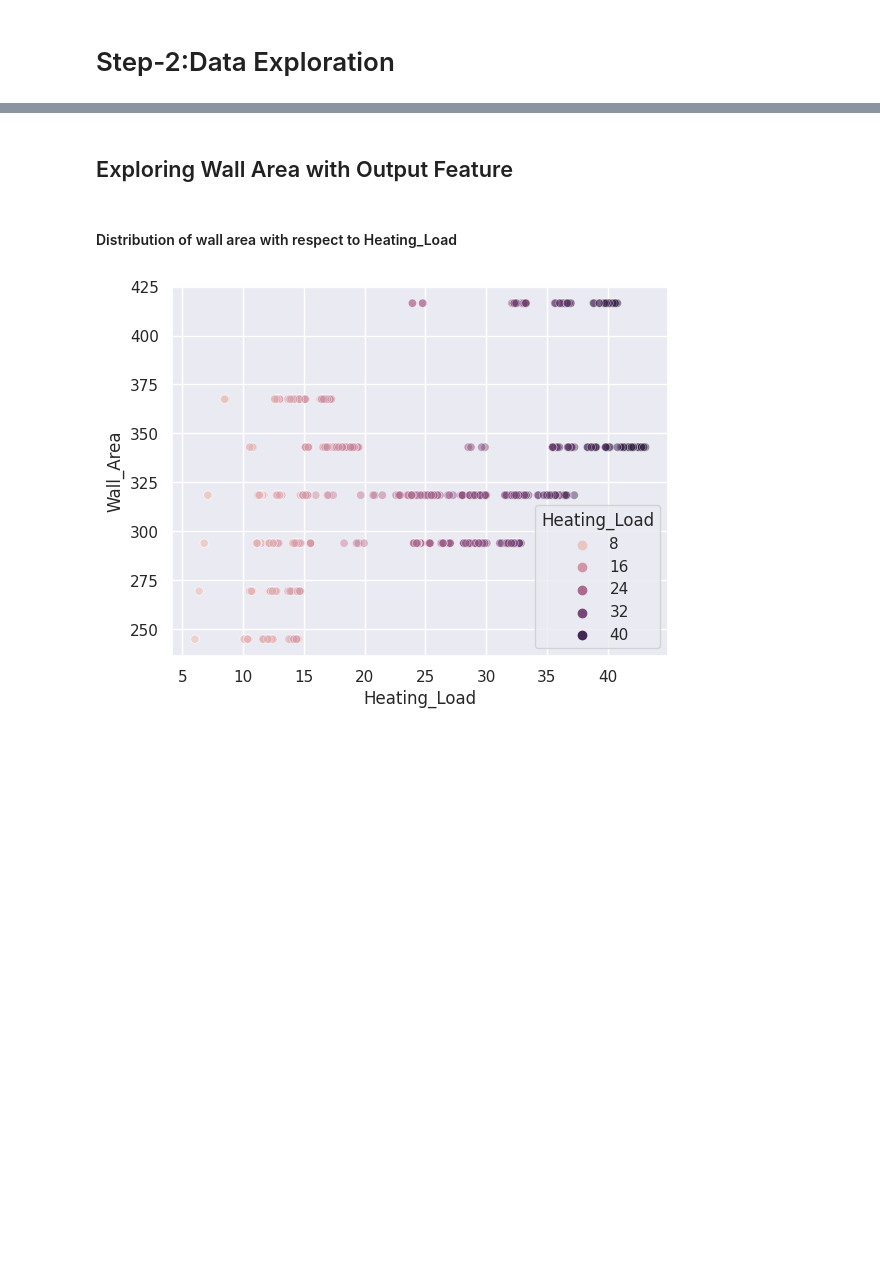
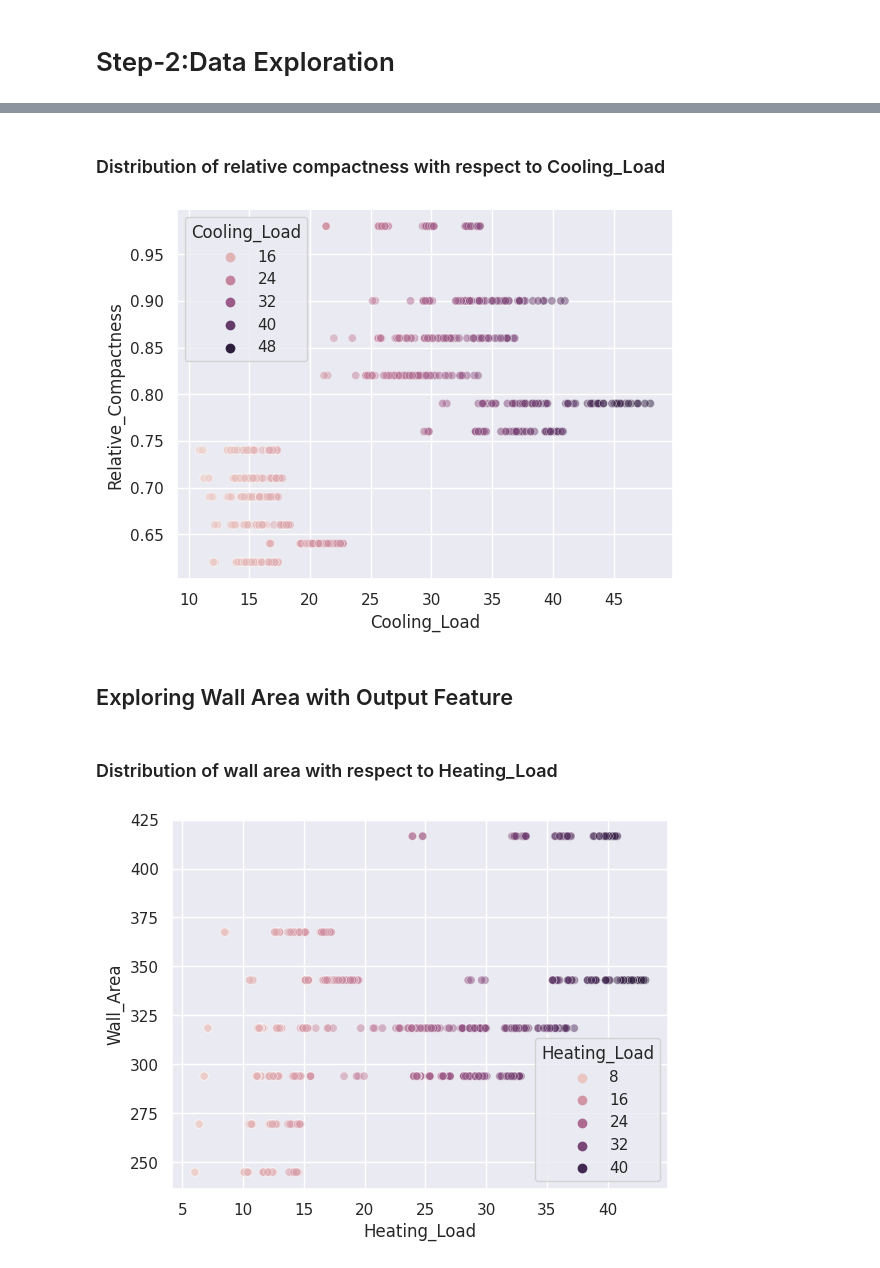
Before and after one commit to ameygawade/DataScience-Kaggle-Energy-efficiency-classification, a Jupyter notebook: multi-ouput-classification-energy-efficiency.ipynb, the cells around one changed output, grey strips where cells are left out. Cells and saved outputs as stored; diff of their text form; code cells hidden in the pictures; blank space fills up the shorter version.

```diff
--- a/multi-ouput-classification-energy-efficiency.ipynb
+++ b/multi-ouput-classification-energy-efficiency.ipynb
@@ -111,7 +151,30 @@ dtype: int64
+# %% [markdown]
+### Distribution of relative compactness with respect to Cooling_Load
+# %%
+import matplotlib.pyplot as plt
+import seaborn as sns
+
+
+sns.set_theme(style="darkgrid")
+# use the scatterplot function to build the bubble map
+sns.scatterplot(
+    data=df,
+    y="Relative_Compactness",
+    x="Cooling_Load",
+    hue="Cooling_Load",
+    alpha=0.5,
+    legend=True,
+    sizes=(200, 600)
+)
+
+# show the graph
+plt.show()
+# %% [output]
+[figure, added]
 # %% [markdown]
 ## Exploring Wall Area with Output Feature
 # %% [markdown]
-#### Distribution of wall area with respect to Heating_Load
+### Distribution of wall area with respect to Heating_Load
 # %%
 import matplotlib.pyplot as plt
 import seaborn as sns
```
Also changed, not shown: parts of 34 cells of this notebook.
